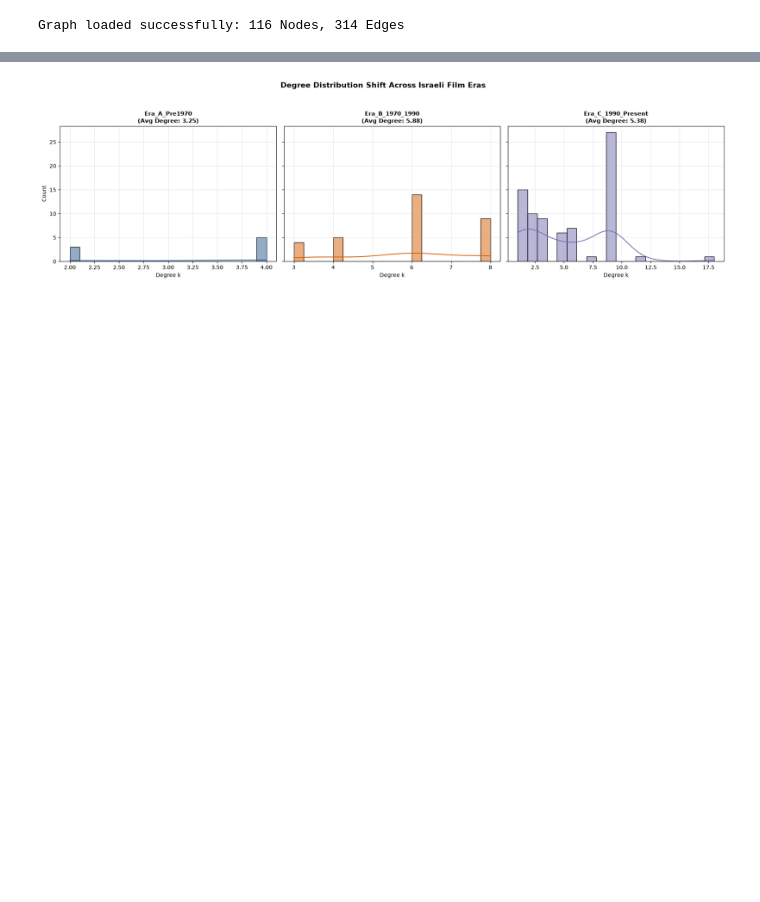
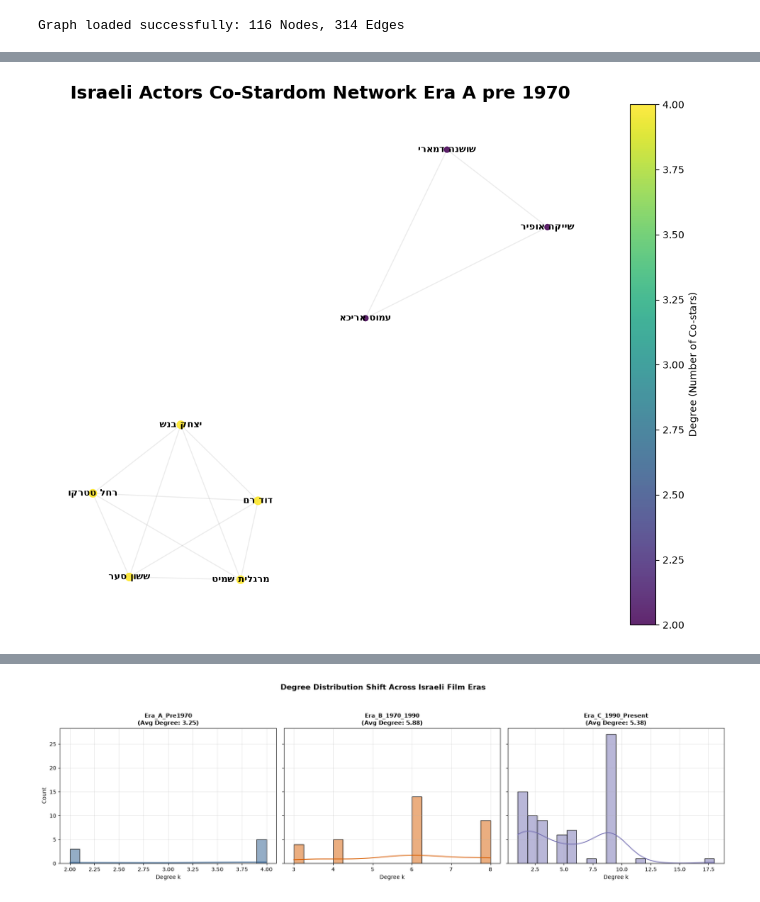
Before and after one commit to diyabakri/graphs-final, a Jupyter notebook: main.ipynb, the cells around one changed output, grey strips where cells are left out. Drawn from its saved outputs; the diff is of its cells as text; code cells hidden in the pictures; blank space fills up the shorter version.

```diff
--- a/main.ipynb
+++ b/main.ipynb
@@ -220,3 +230,9 @@ Temporal Graph Development Metrics
 | 0 | Era_A_Pre1970 | 8 | 13 | 0.464290 | 1.000000 | 2 | 5 | 0.625000 | ... |
 | 1 | Era_B_1970_1990 | 32 | 94 | 0.189520 | 1.000000 | 5 | 9 | 0.281200 | ... |
 | 2 | Era_C_1990_Present | 77 | 207 | 0.070750 | 0.768500 | 15 | 19 | 0.246800 | ... |
+# %%
+#draw Era_A
+era_a = subgraphs["Era_A_Pre1970"].copy()
+draw_graph(era_a,"Israeli Actors Co-Stardom Network Era A pre 1970",(10,8))
+# %% [output]
+[figure, added]
```
Also changed, not shown: parts of 21 cells of this notebook, 5 other files.
